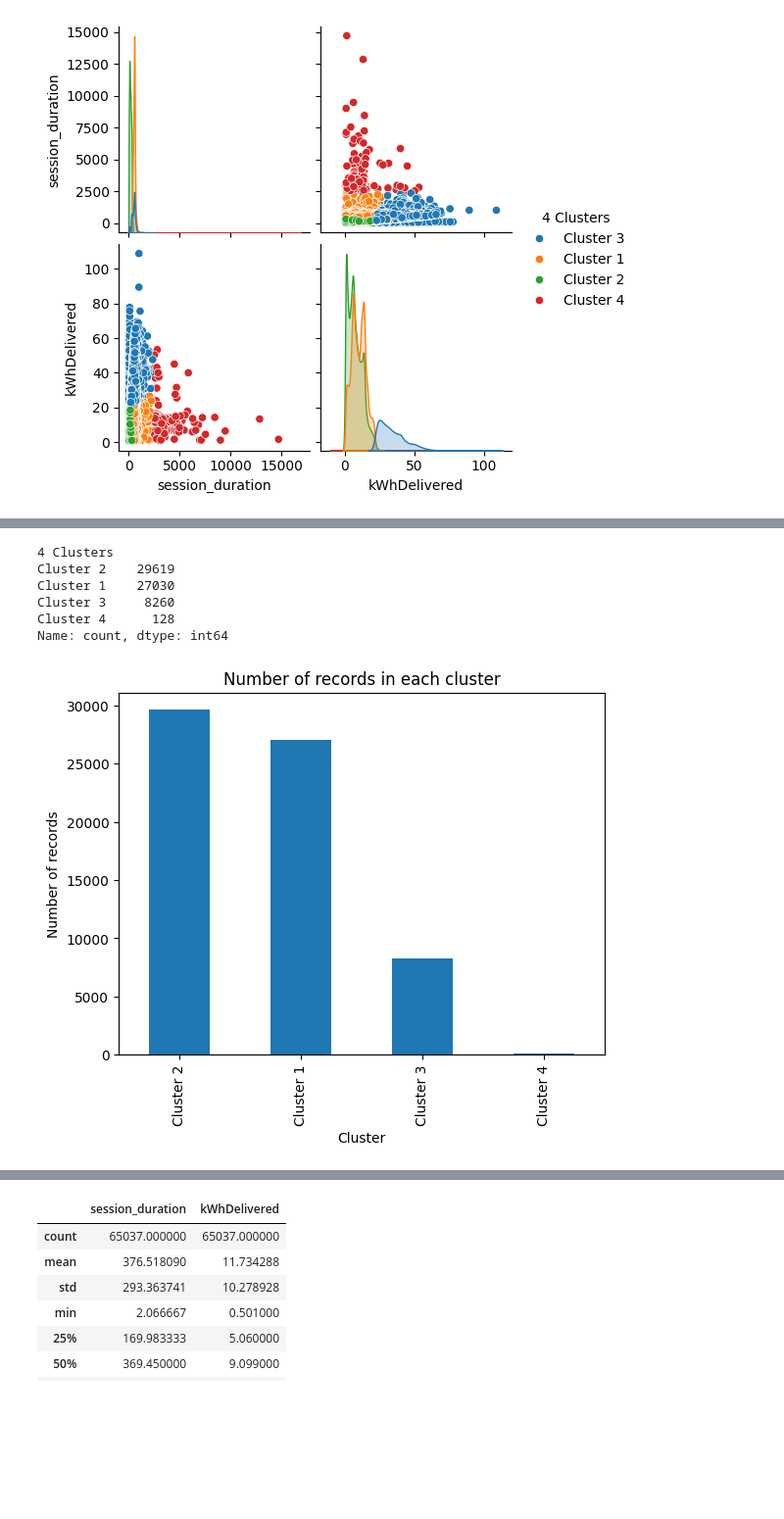
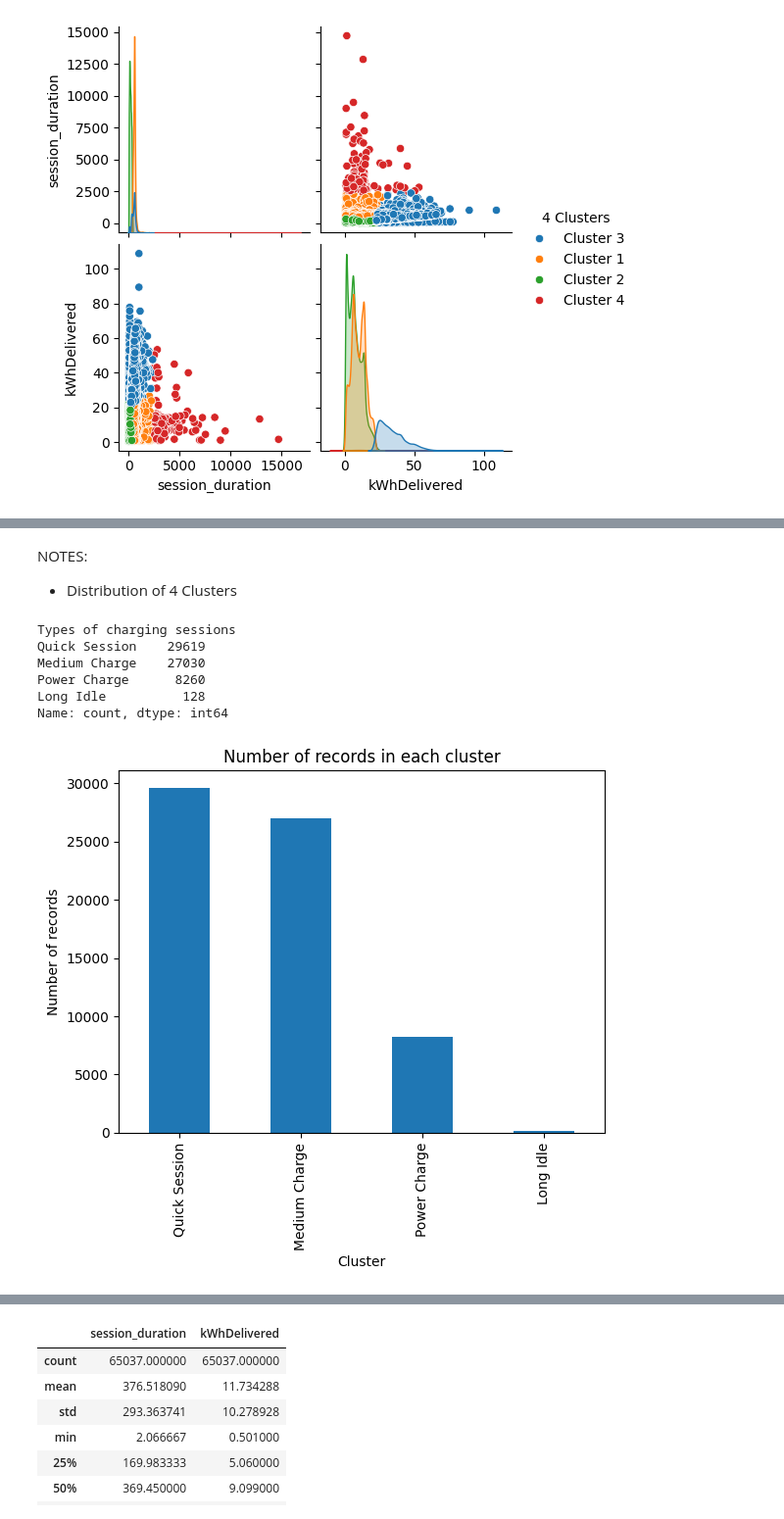
Before and after one commit to Amocon/A-Team_AA-Team-Assignment_2024, a Jupyter notebook: aa_team_assignment/clustering_analysis2.ipynb, the cells around one changed output, grey strips where cells are left out. Shown at 98% size. Drawn from its saved outputs; the diff is of its cells as text; code cells hidden in the pictures; blank space fills up the shorter version.

Commit message:
clean up and added markdown notes

```diff
--- a/aa_team_assignment/clustering_analysis2.ipynb
+++ b/aa_team_assignment/clustering_analysis2.ipynb
@@ -198,0 +248,17 @@ sns.pairplot(data=X, hue="4 Clusters")
+# %%
+# Rename labels in plot
+
+# New labels
+new_mappings = {
+    "Cluster 1": "Medium Charge",
+    "Cluster 2": "Quick Session",
+    "Cluster 3": "Power Charge",
+    "Cluster 4": "Long Idle"
+}
+
+# Replace cluster names based on the mapping
+charging_session_types = "Types of charging sessions"
+X[charging_session_types] = X["4 Clusters"].replace(new_mappings)
+
+# Plot with the new labels
+sns.pairplot(data=X, hue=charging_session_types)
@@ -199,18 +268,21 @@ sns.pairplot(data=X, hue="4 Clusters")
+# %% [markdown]
+NOTES:
+- Distribution of 4 Clusters
 # %%
 # Length of each cluster
-print(X["4 Clusters"].value_counts())
+print(X[charging_session_types].value_counts())
 
 # Bar Chart plot
-X["4 Clusters"].value_counts().plot(kind='bar')
+X[charging_session_types].value_counts().plot(kind='bar')
 plt.title("Number of records in each cluster")
 plt.ylabel("Number of records")
 plt.xlabel("Cluster")
 plt.show()
 # %% [output]
-4 Clusters
-Cluster 2    29619
-Cluster 1    27030
-Cluster 3     8260
-Cluster 4      128
+Types of charging sessions
+Quick Session    29619
+Medium Charge    27030
+Power Charge      8260
+Long Idle          128
 Name: count, dtype: int64
-[figure, old version]
+[figure, new version]
```
Also changed, not shown: parts of 32 cells of this notebook.
